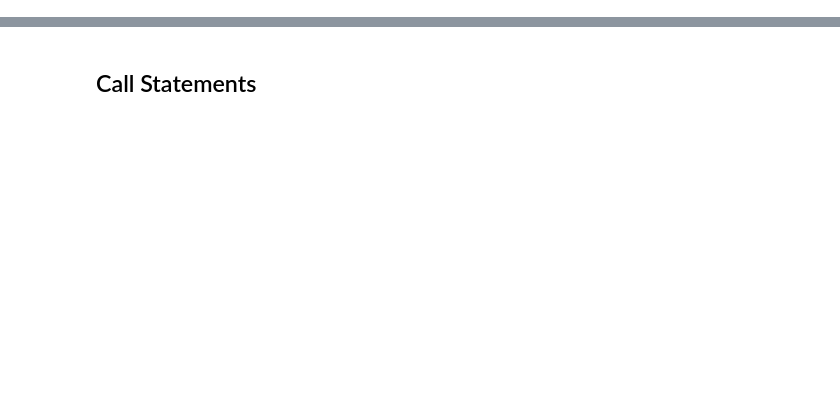
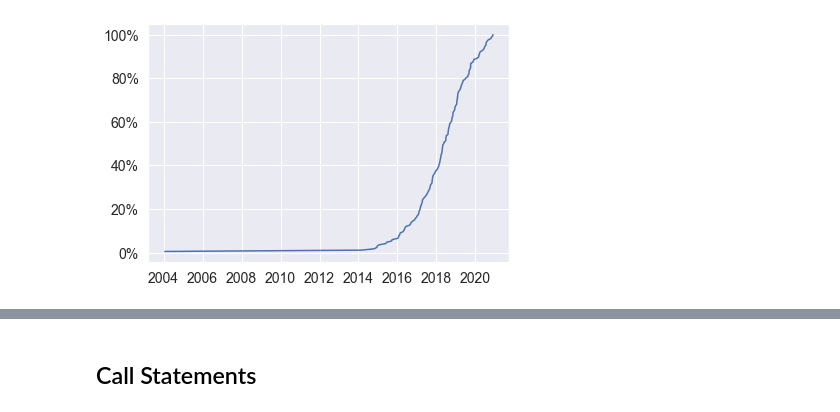
Before and after one commit to brombaut/CISC873_TermProject, a Jupyter notebook: analytics/dl_lib_evo_analytics.ipynb, the cells around one changed output, grey strips where cells are left out. Drawn from its saved outputs; the diff is of its cells as text; code cells hidden in the pictures; blank space fills up the shorter version.

```diff
--- a/analytics/dl_lib_evo_analytics.ipynb
+++ b/analytics/dl_lib_evo_analytics.ipynb
@@ -109,0 +140,41 @@ plt.show()
+# %%
+first_releases = releases[releases['release_number'] == 0].sort_values(by='date').reset_index()
+dates = list()
+project_counts = list()
+for i, row in first_releases.iterrows():
+    project_counts.append(i + 1)
+    dates.append(row['date'])
+
+release_counts = pd.DataFrame({
+    'date': dates,
+    'project_count': project_counts,
+})
+# %%
+release_counts['percent_reporting'] = release_counts['project_count'] / len(release_counts)
+sns.set()
+fig, ax = plt.subplots(nrows=1, ncols=1, figsize=(6, 4))
+params = dict(
+    data=release_counts,
+    x='date',
+    y="percent_reporting",
+)
+ax = sns.lineplot(
+    **params,
+    markers=True,
+    dashes=False,
+    ax=ax,
+)
+ax.set_xlabel('')
+ax.set_ylabel('', fontsize=14)
+ax.set_title('')
+y_labels = [f"{int(x*100)}%" for x in ax.get_yticks()]
+ax.set_yticklabels(y_labels, fontsize=14)
+x_labels = [pd.to_datetime(x, unit='D').year for x in ax.get_xticks()]
+ax.set_xticklabels(x_labels, fontsize=14)
+
+
+fig.tight_layout()
+plt.show()
+save_plot(fig, 'projects_reporting.png')
+# %% [output]
+[figure, added]
```
Also changed, not shown: parts of 60 cells of this notebook, 5 other files.
